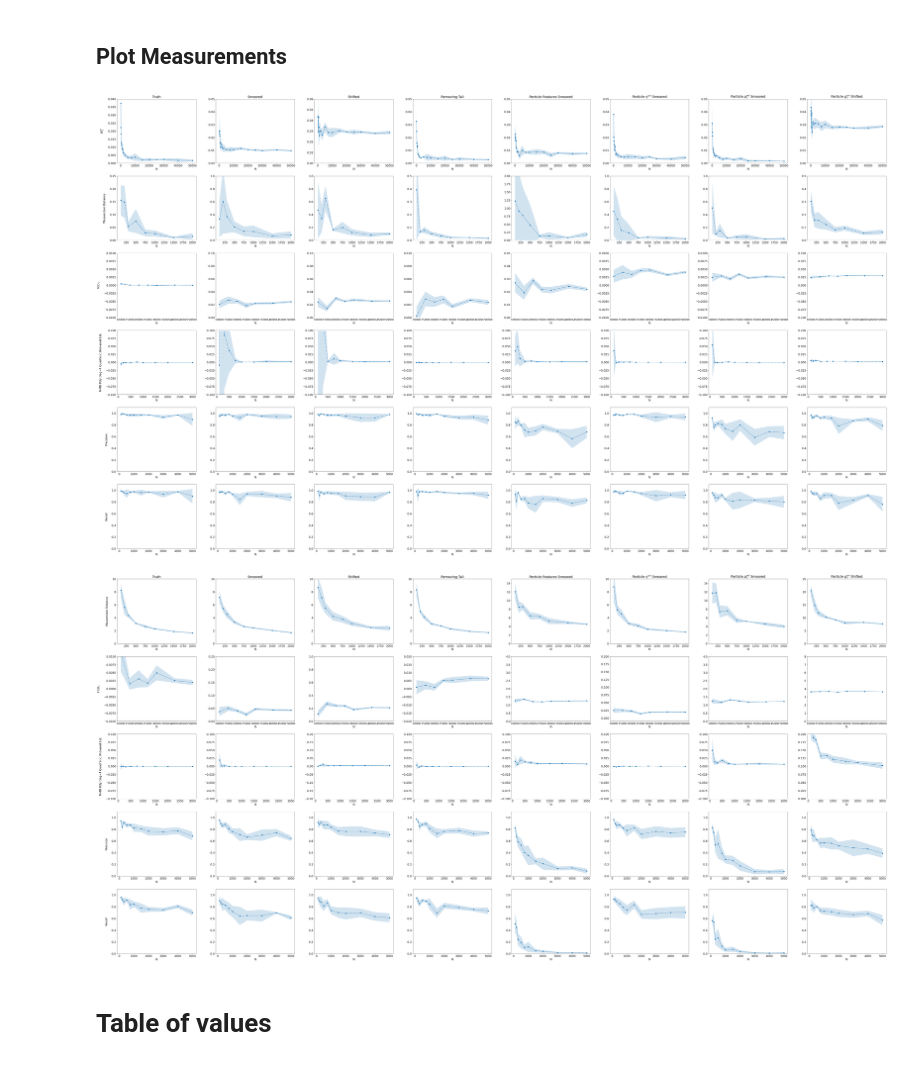
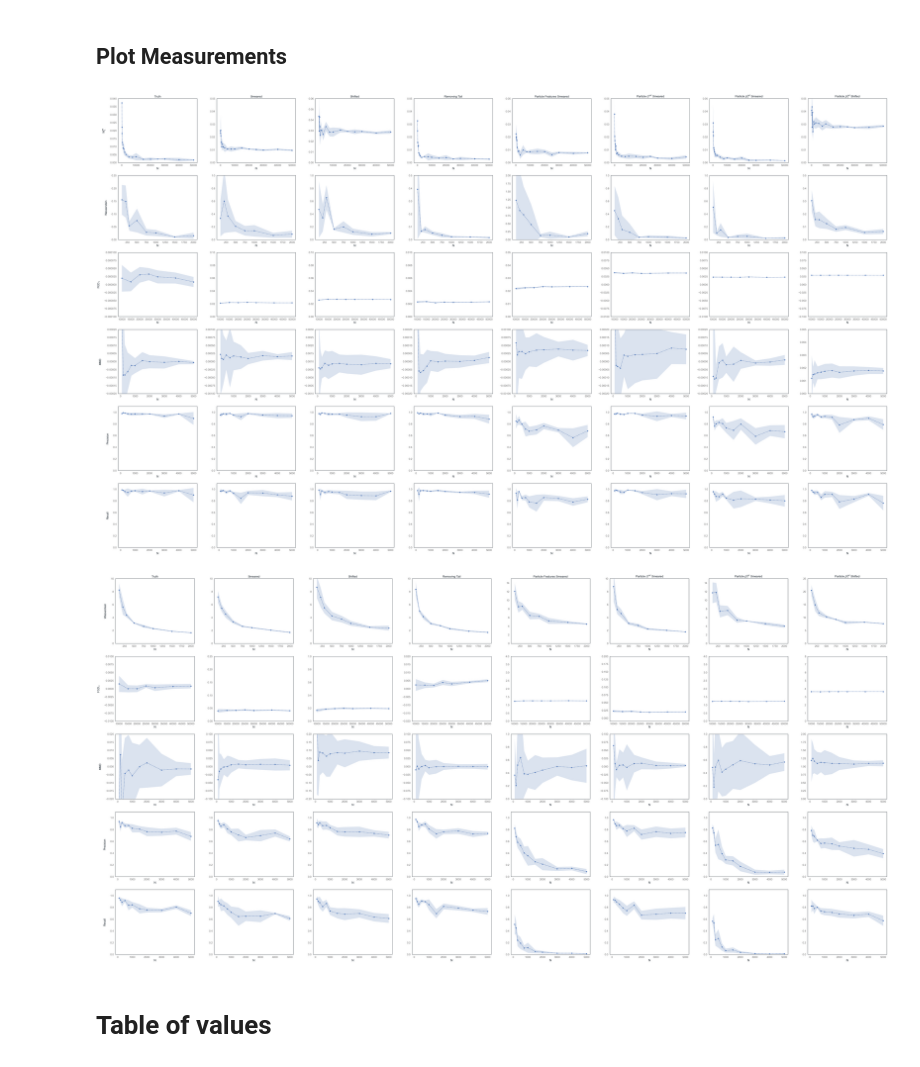
Before and after one commit to rkansal47/hep-generative-metrics, a Jupyter notebook: src/jet_tests.ipynb, the cells around one changed output. Cells and saved outputs as stored; diff of their text form; code cells hidden in the pictures.

```diff
--- a/src/jet_tests.ipynb
+++ b/src/jet_tests.ipynb
@@ -319,13 +330,13 @@ batch_sizes = {
         50000,
     ],
     "fgd_inf": [10_000, 15_000, 20_000, 25_000, 30_000, 40_000, 50_000],
-    "mmdup4": [100, 200, 300, 500, 750, 1000, 1500, 2000, 3000],
+    "mmdup4": [100, 200, 300, 500, 750, 1000, 1500, 2000, 3000, 4000, 5000],
     "pr": [100, 200, 300, 500, 750, 1000, 1500, 2000, 3000, 4000, 5000],
 }
 
 metrics = OrderedDict(
     [
-        ("wasserstein", (gen_metrics.wasserstein, {"normalise": False}, "Wasserstein Distance")),
+        ("wasserstein", (gen_metrics.wasserstein, {"normalise": False}, "Wasserstein")),
         ("fgd", (gen_metrics.frechet_gaussian_distance, {}, "Fréchet Gaussian Distance")),
         ("fgd_inf", (gen_metrics.frechet_gaussian_distance, {}, r"$\mathrm{FGD}_{\infty}$")),
         (
@@ -333,7 +344,7 @@ metrics = OrderedDict(
             (
                 gen_metrics.mmd_poly_quadratic_unbiased,
                 {"degree": 4},
-                "MMD Poly Deg=4 Quadratic Unbiased Est.",
+                "MMD",
             ),
         ),
         ("pr", (gen_metrics.pr, {}, ["Precision", "Recall"])),
@@ -417,8 +442,8 @@ mkey = "fgd_inf"
 
 for dkey in sample_efps:
     ms = []
-    for n in batch_sizes[mkey]:
-        ms.append(gen_metrics.one_over_n_extrapolation(true_efps, sample_efps[dkey], gen_metrics.frechet_gaussian_distance, num_samples=n))
+    for n in tqdm(batch_sizes[mkey], desc=dkey):
+        ms.append(gen_metrics.one_over_n_extrapolation_repeated_measurements(true_efps, sample_efps[dkey], gen_metrics.frechet_gaussian_distance, normalise=True, max_samples=n))
 
     measurements_efps[dkey][mkey] = {"mean_std": np.array(ms)}
 # %% [markdown]
@@ -467,9 +507,8 @@ pt_shifted
 mkey = "fgd_inf"
 
 for dkey in sample_acts:
-    print(dkey)
     ms = []
-    for n in tqdm(batch_sizes[mkey]):
-        ms.append(gen_metrics.one_over_n_extrapolation(true_acts, sample_acts[dkey], gen_metrics.frechet_gaussian_distance, num_samples=n))
+    for n in tqdm(batch_sizes[mkey], desc=dkey):
+        ms.append(gen_metrics.one_over_n_extrapolation_repeated_measurements(true_acts, sample_acts[dkey], normalise=True, max_samples=n, num_points=15))
 
     measurements_acts[dkey][mkey] = {"mean_std": np.array(ms)}
@@ -485,9 +515,9 @@ pt_shifted
 # %%
-# with open(f"{plot_dir}/measurements_w1m.pkl", "wb") as f:
-#     pickle.dump(measurements_w1m, f)
+with open(f"{plot_dir}/measurements_w1m.pkl", "wb") as f:
+    pickle.dump(measurements_w1m, f)
 
-# with open(f"{plot_dir}/measurements_efps.pkl", "wb") as f:
-#     pickle.dump(measurements_efps, f)
+with open(f"{plot_dir}/measurements_efps.pkl", "wb") as f:
+    pickle.dump(measurements_efps, f)
 
-# with open(f"{plot_dir}/measurements_acts.pkl", "wb") as f:
-#     pickle.dump(measurements_acts, f)
+with open(f"{plot_dir}/measurements_acts.pkl", "wb") as f:
+    pickle.dump(measurements_acts, f)
@@ -517,19 +536,19 @@ ylims = OrderedDict(
         # ),
         (
             "fgd_inf",
-            ([-0.01, 0.01], [0, 0.1], [0, 0.1], [0, 0.01], [0, 0.05], [-0.01, 0.01], [-0.01, 0.01], [-0.1, 0.1]),
+            ([-0.0001, 0.0001], [0, 0.1], [0, 0.1], [0, 0.01], [0, 0.05], [-0.01, 0.01], [-0.01, 0.01], [-0.1, 0.1]),
         ),
         (
             "mmdup4",
             (
-                [-0.1, 0.1],
-                [-0.1, 0.1],
-                [-0.1, 0.1],
-                [-0.1, 0.1],
-                [-0.1, 0.1],
-                [-0.1, 0.1],
-                [-0.1, 0.1],
-                [-0.1, 0.1],
+                [-0.0002, 0.0002],
+                [-0.001, 0.001],
+                [-0.001, 0.003],
+                [-0.0002, 0.0002],
+                [-0.001, 0.001],
+                [-0.0002, 0.0002],
+                [-0.0002, 0.0002],
+                [0, 0.005],
             ),
         ),
         (
@@ -563,34 +582,34 @@ for (mkey, (metric, metric_args, label)) in metrics.items():
     if mkey in ["dc", "pr"] or mkey not in ylims:
         continue
 
     i = list(ylims.keys()).index(mkey)
 
     plotting.metric_label(axes[i][0], label)
     for j, (dkey, (_, label)) in enumerate((dists | pf_dists).items()):
         if i == 0:
             axes[i][j].set_title(label)
 
         plotting.plot_means_stds(
             axes[i][j], measurements_efps[dkey][mkey]["mean_std"], batch_sizes[mkey], ylims[mkey][j]
         )
 
 for k, key in enumerate(["precision", "recall"]):
     i = len(ylims) - 2 + k
     mkey = "pr"
 
     plotting.metric_label(axes[i][0], metrics[mkey][2][k])
     for j, dkey in enumerate(dists | pf_dists):
         plotting.plot_means_stds(
             axes[i][j],
             measurements_efps[dkey][mkey]["mean_std"][:, :, k],
             batch_sizes[mkey],
             ylims[key][j],
         )
 
 
 plt.savefig(f"{plot_dir}/efps_scores.pdf", bbox_inches="tight")
 # %% [output]
-[figure, old version]
+[figure, new version]
 # %%
 plt.rcParams.update({"font.size": 16})
 
@@ -605,14 +624,14 @@ ylims = OrderedDict(
         (
             "mmdup4",
             (
-                [-0.1, 0.1],
+                [-0.02, 0.02],
                 [-0.1, 0.1],
                 [-0.2, 0.2],
                 [-0.1, 0.1],
+                [0, 1],
                 [-0.1, 0.1],
-                [-0.1, 0.1],
-                [-0.1, 0.1],
-                [0, 0.2],
+                [0, 1],
+                [0, 2],
             ),
         ),
         (
@@ -663,6 +682,6 @@ for k, key in enumerate(["precision", "recall"]):
 
 plt.savefig(f"{plot_dir}/acts_scores.pdf", bbox_inches="tight")
 # %% [output]
-[figure, old version]
+[figure, new version]
 # %% [markdown]
 # Table of values
```
Also changed, not shown: parts of 40 cells of this notebook, 6 other files.
